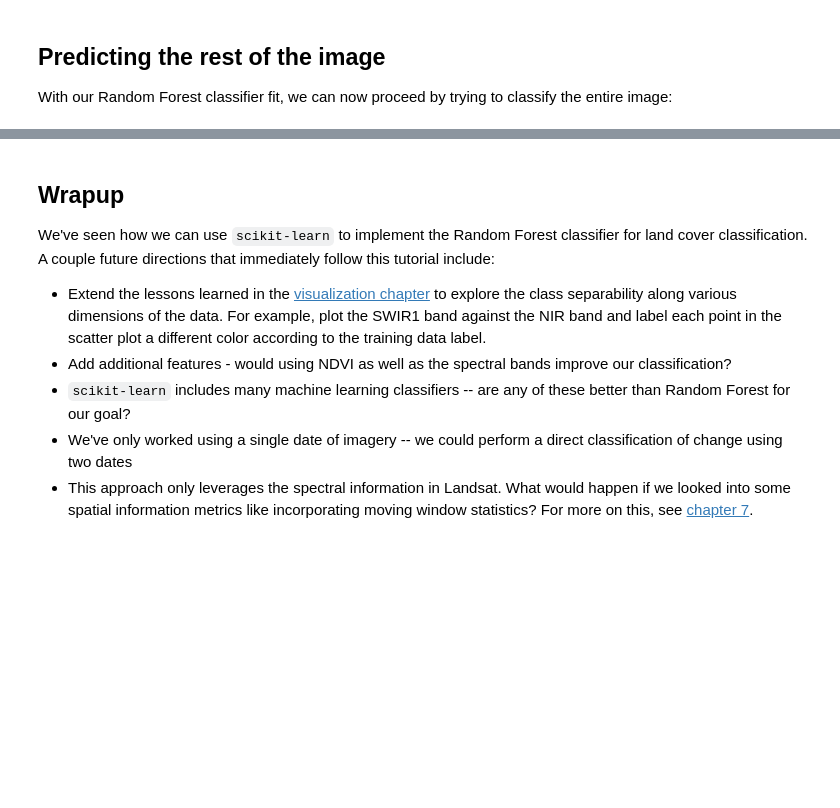
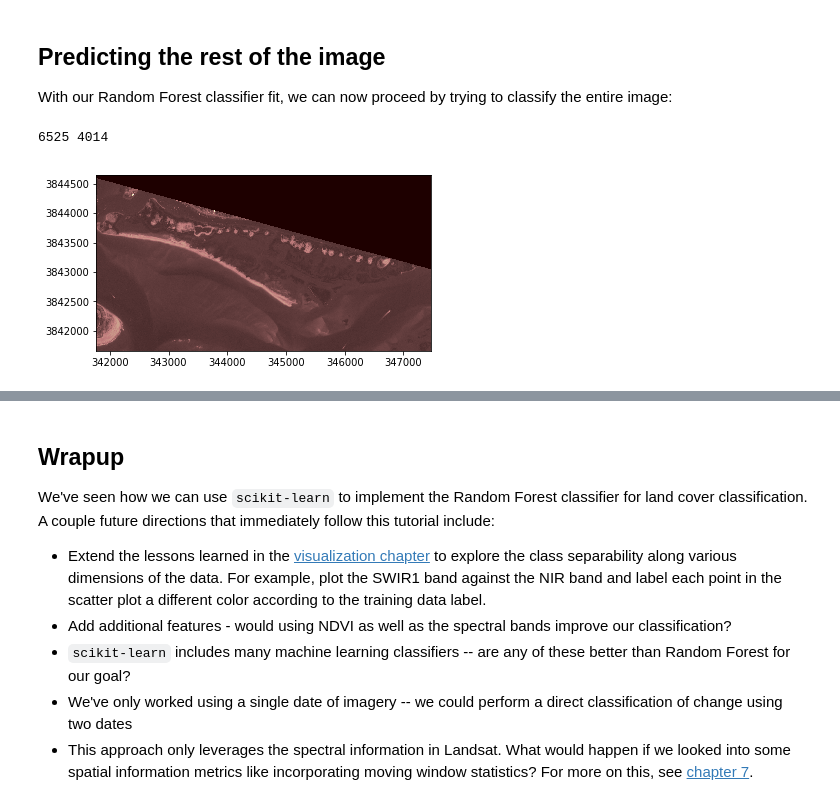
Before and after one commit to ceholden/open-geo-tutorial, a Jupyter notebook: Python/chapters/chapter_5_classification.ipynb, the cells around one changed output, grey strips where cells are left out. Saved outputs shown, nothing was run; the diff lists cells and outputs as text; code cells hidden in the pictures; blank space fills up the shorter version.

```diff
--- a/Python/chapters/chapter_5_classification.ipynb
+++ b/Python/chapters/chapter_5_classification.ipynb
@@ -76,0 +123,10 @@ plt.show()
+# %%
+import rasterio
+from rasterio.mask import mask
+import numpy as np
+import geopandas as gpd
+from shapely.geometry import mapping
+
+shapefile = gpd.read_file('../../example/rcr/NERRS_herb_samples_2.shp')
+# extract the geometry in GeoJSON format
+geoms = shapefile.geometry.values # list of shapely geometries
@@ -76,0 +142,16 @@ plt.show()
+# %%
+X = np.array([], dtype=np.int64).reshape(0,4) # pixels for training
+y = np.array([], dtype=np.string_) # labels for training
+
+# extract the raster values values within the polygon
+with rasterio.open('../../example/rcr/20171006_rcr_masked.tif') as src:
+    for index, geom in enumerate(geoms):
+        feature = [mapping(geom)]
+        out_image, out_transform = mask(src, feature, crop=True) # this is an array of the raster pixels within this feature
+        out_image_trimmed = out_image[:,~np.all(out_image == 0, axis=0)] # eliminate all the pixels with all 0, aka not actually part of the shapefile
+        out_image_reshaped = out_image_trimmed.reshape(-1, 4) # reshape the array to [pixel count, bands]
+        y = np.append(y,[shapefile["Classname"][index]] * out_image_reshaped.shape[0]) # add the labels to the label list
+        X = np.vstack((X,out_image_reshaped)) # concatenate the two lists
+
+    print(X.shape)
+    print(y.shape)
@@ -178,4 +292,19 @@ Instead, we could have done a crossvalidation approach where we train on a subse
 ## Predicting the rest of the image
 
 With our Random Forest classifier fit, we can now proceed by trying to classify the entire image:
+# %%
+from rasterio.plot import show
+from rasterio.plot import show_hist
+from rasterio.windows import Window
+
+import matplotlib.pyplot as plt
+
+with rasterio.open('../../example/rcr/20171006_rcr_masked.tif') as src:
+    print(src.width, src.height)
+    rasterio.plot.show(src.read(4)[500:1500:, 1500:3400], transform=src.transform, cmap='pink')
+
+plt.show()
+# %% [output]
+6525 4014
+[figure, added]
 # %%
```
Also changed, not shown: parts of 24 cells of this notebook, 37 other files.
